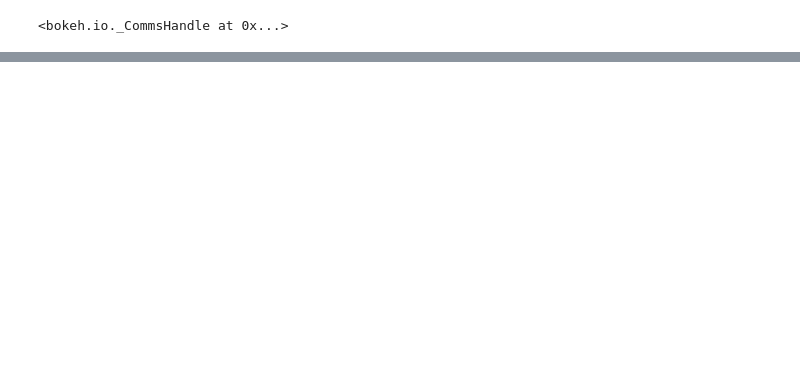
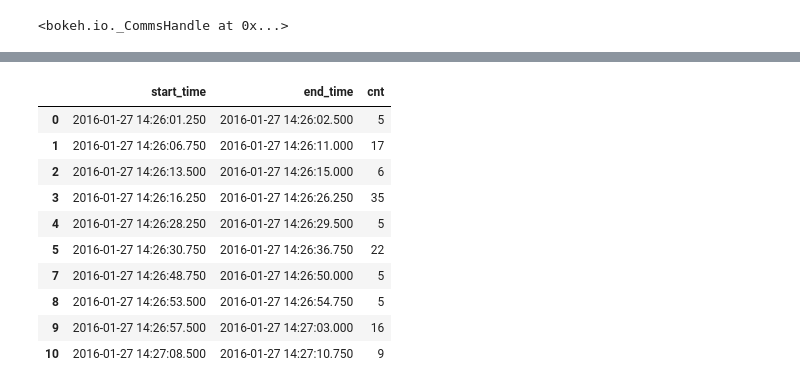
Before and after one commit to HumanDynamics/openbadge, a Jupyter notebook: src/data_analyzer/data_analyzer.ipynb, the cells around one changed output, grey strips where cells are left out. Drawn from its saved outputs; the diff is of its cells as text; code cells hidden in the pictures; blank space fills up the shorter version.

```diff
--- a/src/data_analyzer/data_analyzer.ipynb
+++ b/src/data_analyzer/data_analyzer.ipynb
@@ -30,6 +30,8 @@ session_end_time = datetime(2016,1,27,14,46,0)
 #session_end_time = datetime(2016,1,27,16,5,0)
 
 #data = DataLoader('badge_v33_EC_21_82_A8_0B_59.scn') #badge data from a 4 days test
+# %%
+freq = data.data[0]['Frequency'] #assuming same freq. for all samples
 # %%
 # take only samples
 signals = map(lambda x: x['samples'], data.data)
@@ -177,0 +200,48 @@ df_full['rms']=series_sq_rms
+# %%
+# remove short intervals, "fill in" short blanks
+# expects a data frame that indicates start time of samples that include speak. The freq indicates the time
+# between samples (so each sample actually represents a speaking interval which is freq ms long).
+def determine_speakers_intervals(df_speaker, group_max_time_diff_ms = 1000, min_interval_time_ms = 300, freq_ms = 250):
+        def groupwhile(df, fwhile):
+            groups = []
+            i = 0
+            while i < len(df):
+                j = i
+                while j < len(df) - 1 and fwhile(i,j, j + 1):
+                    j = j + 1
+                groups.append(df.iloc[i:j + 1])
+                i = j + 1
+            return groups
+
+        #group_max_time_diff_sec = max md between records from the same user
+        #min_interval_time_ms = minimum ms duration of speaking interval
+        def get_speakers_intervals(df,group_max_time_diff_ms,min_interval_time_ms,freq_ms):
+                group_max_time_diff = np.timedelta64(group_max_time_diff_ms, 'ms')
+                min_interval_time = np.timedelta64(min_interval_time_ms, 'ms')
+                np_freq = np.timedelta64(freq_ms, 'ms')
+                groups = groupwhile(df, lambda start,curr, next: df.index[next]-df.index[curr] <= group_max_time_diff)
+                values = []
+                for g in groups:
+                    values.append([g.index[0], g.index[-1]+np_freq,len(g.index)]) # end time shoud include the end of the time interval
+                stops = pd.DataFrame(values, columns=['start_time', 'end_time','cnt'])
+                stops = stops[stops.end_time - stops.start_time >= min_interval_time]
+                return stops
+
+        speakers_intervals = get_speakers_intervals(df_speaker,group_max_time_diff_ms,min_interval_time_ms,freq_ms) # allow 3 timeslots of silence, interval should be at least 500 ms long
+        return speakers_intervals
+# %%
+df_speak_only = df_full[df_full.is_speak == 1]
+speak_intervals = determine_speakers_intervals(df_speaker=df_speak_only,group_max_time_diff_ms=1000, min_interval_time_ms = 300,freq_ms=freq)
+speak_intervals[0:10]
+# %% [output]
+|  | start_time | end_time | cnt |
+| 0 | 2016-01-27 14:26:01.250 | 2016-01-27 14:26:02.500 | 5 |
+| 1 | 2016-01-27 14:26:06.750 | 2016-01-27 14:26:11.000 | 17 |
+| 2 | 2016-01-27 14:26:13.500 | 2016-01-27 14:26:15.000 | 6 |
+| 3 | 2016-01-27 14:26:16.250 | 2016-01-27 14:26:26.250 | 35 |
+| 4 | 2016-01-27 14:26:28.250 | 2016-01-27 14:26:29.500 | 5 |
+| 5 | 2016-01-27 14:26:30.750 | 2016-01-27 14:26:36.750 | 22 |
+| 7 | 2016-01-27 14:26:48.750 | 2016-01-27 14:26:50.000 | 5 |
+| 8 | 2016-01-27 14:26:53.500 | 2016-01-27 14:26:54.750 | 5 |
+| 9 | 2016-01-27 14:26:57.500 | 2016-01-27 14:27:03.000 | 16 |
+| 10 | 2016-01-27 14:27:08.500 | 2016-01-27 14:27:10.750 | 9 |
```
Also changed, not shown: parts of 4 cells of this notebook.
